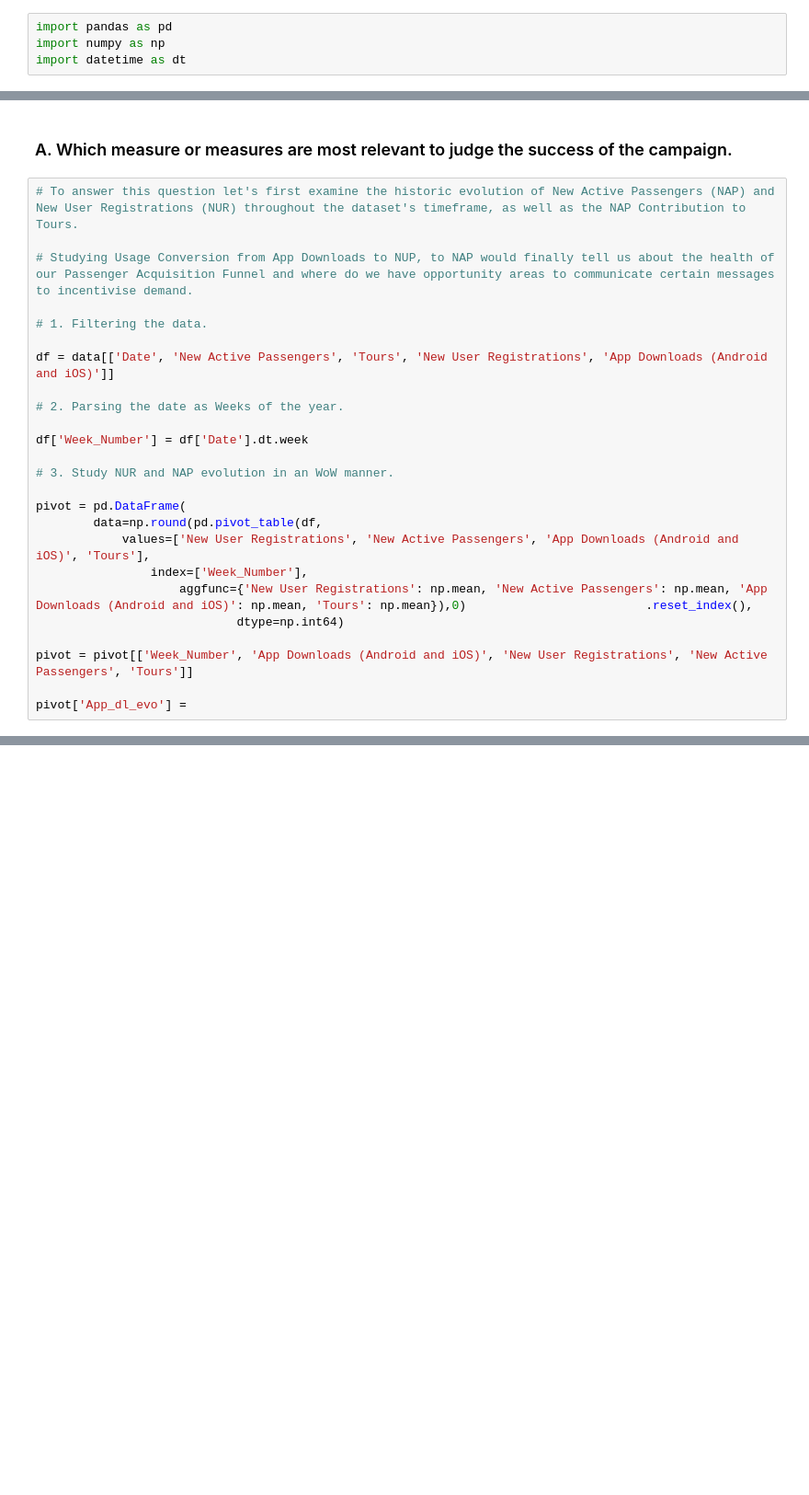
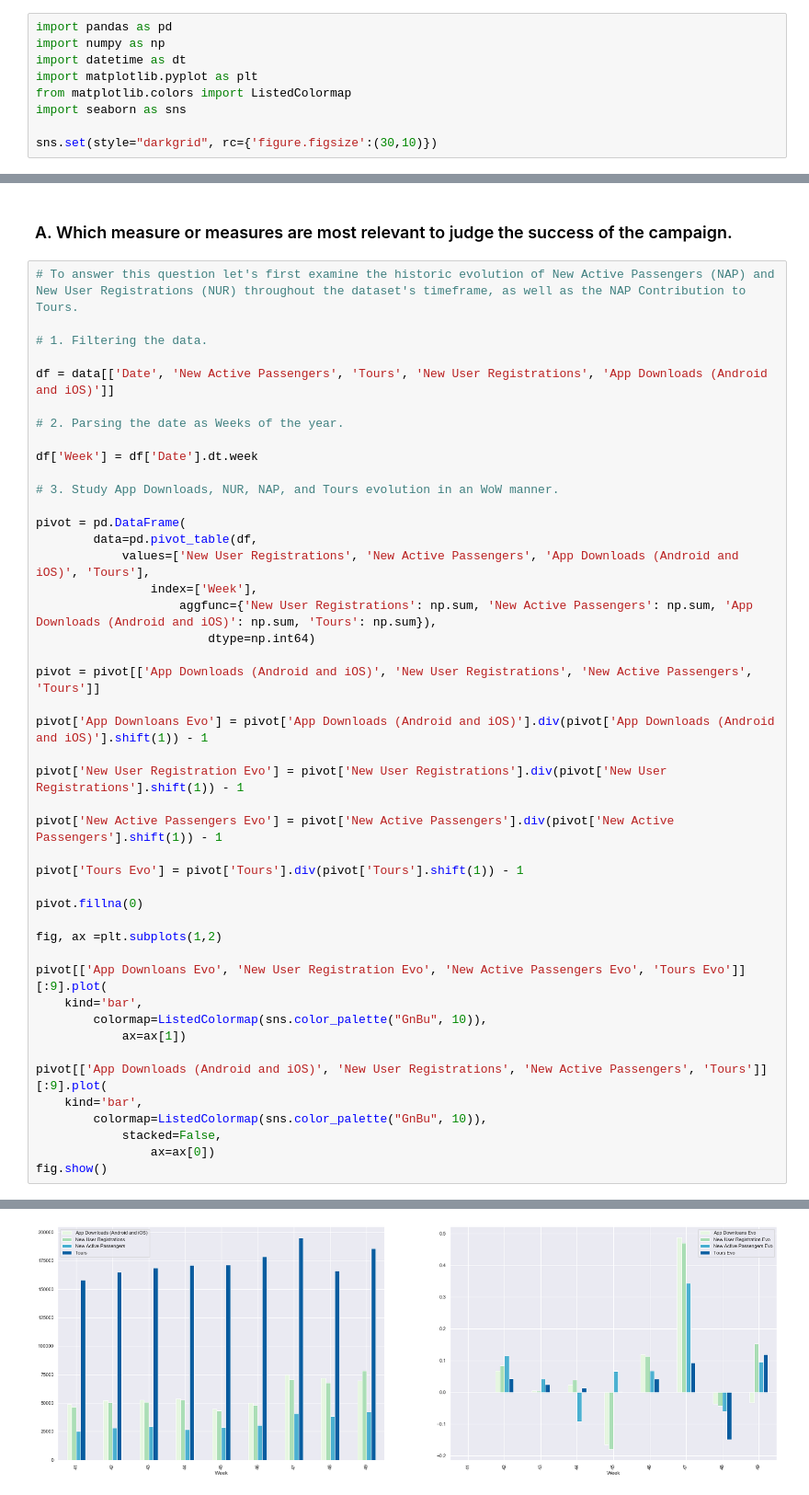
Before and after one commit to varrett/FN_Assesstment, a Jupyter notebook: Analysis/tv_campaign_analysis.ipynb, the cells around one changed output, grey strips where cells are left out. Shown: that part at 92% size. Cells and saved outputs as stored; diff of their text form; blank space fills up the shorter version.

Commit message:
Second Commit, Visualizing the Problem.

```diff
--- a/Analysis/tv_campaign_analysis.ipynb
+++ b/Analysis/tv_campaign_analysis.ipynb
@@ -2,6 +2,11 @@
 import pandas as pd
 import numpy as np
 import datetime as dt
+import matplotlib.pyplot as plt
+from matplotlib.colors import ListedColormap
+import seaborn as sns
+
+sns.set(style="darkgrid", rc={'figure.figsize':(30,10)})
 # %% [markdown]
 #### First, let's read our dataset:
 # %%
@@ -32,8 +30,6 @@ memory usage: 3.1+ KB
 ### A. Which measure or measures are most relevant to judge the success of the campaign.
 # %%
 # To answer this question let's first examine the historic evolution of New Active Passengers (NAP) and New User Registrations (NUR) throughout the dataset's timeframe, as well as the NAP Contribution to Tours.
-
-# Studying Usage Conversion from App Downloads to NUP, to NAP would finally tell us about the health of our Passenger Acquisition Funnel and where do we have opportunity areas to communicate certain messages to incentivise demand.
 
 # 1. Filtering the data.
 
@@ -41,18 +37,40 @@ df = data[['Date', 'New Active Passengers', 'Tours', 'New User Registrations', '
 
 # 2. Parsing the date as Weeks of the year.
 
-df['Week_Number'] = df['Date'].dt.week
+df['Week'] = df['Date'].dt.week
 
-# 3. Study NUR and NAP evolution in an WoW manner.
+# 3. Study App Downloads, NUR, NAP, and Tours evolution in an WoW manner.
 
 pivot = pd.DataFrame(
-        data=np.round(pd.pivot_table(df,
+        data=pd.pivot_table(df,
             values=['New User Registrations', 'New Active Passengers', 'App Downloads (Android and iOS)', 'Tours'],
-                index=['Week_Number'],
-                    aggfunc={'New User Registrations': np.mean, 'New Active Passengers': np.mean, 'App Downloads (Android and iOS)': np.mean, 'Tours': np.mean}),0)                         .reset_index(),
-                            dtype=np.int64)
+                index=['Week'],
+                    aggfunc={'New User Registrations': np.sum, 'New Active Passengers': np.sum, 'App Downloads (Android and iOS)': np.sum, 'Tours': np.sum}),
+                        dtype=np.int64)
 
-pivot = pivot[['Week_Number', 'App Downloads (Android and iOS)', 'New User Registrations', 'New Active Passengers', 'Tours']]
+pivot = pivot[['App Downloads (Android and iOS)', 'New User Registrations', 'New Active Passengers', 'Tours']]
 
-pivot['App_dl_evo'] =
+pivot['App Downloans Evo'] = pivot['App Downloads (Android and iOS)'].div(pivot['App Downloads (Android and iOS)'].shift(1)) - 1
+
+pivot['New User Registration Evo'] = pivot['New User Registrations'].div(pivot['New User Registrations'].shift(1)) - 1
+
+pivot['New Active Passengers Evo'] = pivot['New Active Passengers'].div(pivot['New Active Passengers'].shift(1)) - 1
+
+pivot['Tours Evo'] = pivot['Tours'].div(pivot['Tours'].shift(1)) - 1
+
+pivot.fillna(0)
+
+fig, ax =plt.subplots(1,2)
+
+pivot[['App Downloans Evo', 'New User Registration Evo', 'New Active Passengers Evo', 'Tours Evo']][:9].plot(
+    kind='bar',
+        colormap=ListedColormap(sns.color_palette("GnBu", 10)),
+            ax=ax[1])
+
+pivot[['App Downloads (Android and iOS)', 'New User Registrations', 'New Active Passengers', 'Tours']][:9].plot(
+    kind='bar',
+        colormap=ListedColormap(sns.color_palette("GnBu", 10)),
+            stacked=False,
+                ax=ax[0])
+fig.show()
 # %% [output]
@@ -64,0 +77 @@ pivot['App_dl_evo'] =
+[figure, added]
```
Also changed, not shown: parts of 6 cells of this notebook, 1 other file.
